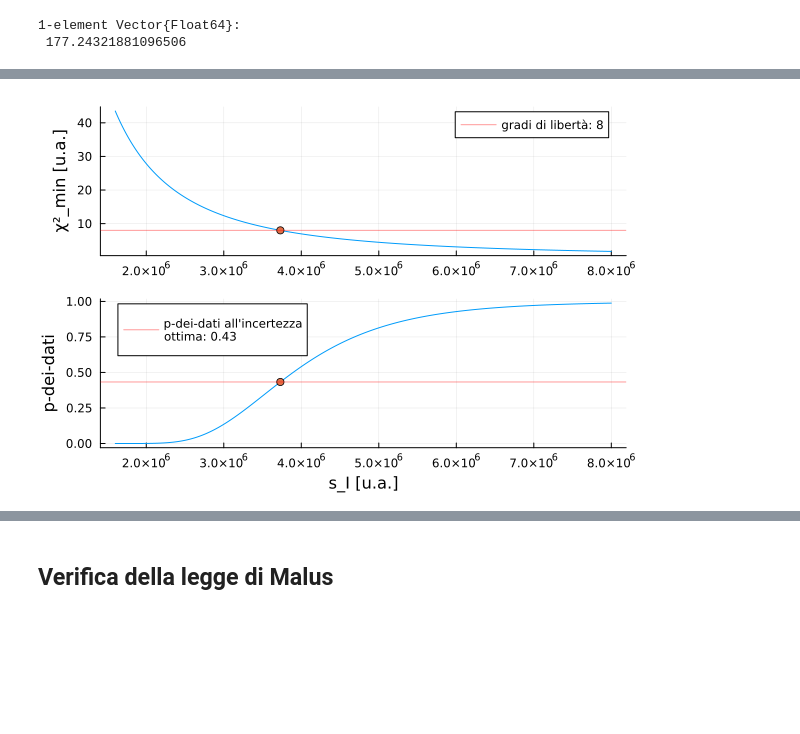
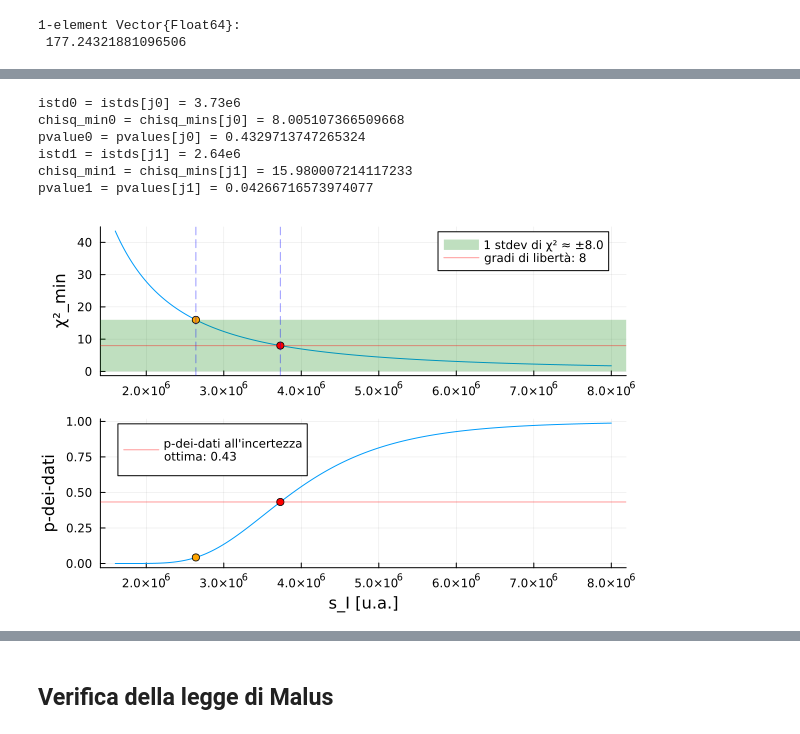
Before and after one commit to marcovianello5/es2_diffrazione, a Jupyter notebook: analisi.ipynb, the cells around one changed output, grey strips where cells are left out. Drawn from its saved outputs; the diff is of its cells as text; code cells hidden in the pictures; blank space fills up the shorter version.

```diff
--- a/analisi.ipynb
+++ b/analisi.ipynb
@@ -92,20 +192,0 @@ intden_exp = calibrazione_p1_df.IntDen
-# %%
-# Faccio il fit pesato con LsqFit.jl senza incertezze sull'angolo
-
-w = [1/(intensita_std^2)]
-
-# La legge di Malus
-@. model(x, p) = p[1] * cos(x + p[2])^2 + p[3]
-
-p0 = [1e8, π, 0]
-
-fit = curve_fit(model, deg2rad.(angle), intden_exp, w, p0)
-
-# Qualità del fit
-resid = intden_exp .- model(deg2rad.(angle), fit.param)  # Perché fit.resid ritorna i residui PESATI
-
-@show chisq_min = sum(w .* resid.^2)
-@show df = length(intden_exp) - length(fit.param)
-@show pvalue = ccdf(Chisq(df), chisq_min)
-@show pvalue = ccdf(TDist(df), chisq_min)
-@show critico = quantile(Chisq(df), 1 - 0.05)
@@ -167,48 +245,83 @@ rad2deg.(Optim.minimizer(res)) = [177.24321881096506]
 # Che incertezza avrei dovuto avere affinché il fit fosse buono?
 # Plotto incertezze vs. chisq_min (o p-value) per scoprirlo.
 
+# Faccio tutti i fit
 istds = []
 chisq_mins = []
 pvalues = []
 
 for istd in 1.6e6:10000:8e6
     push!(istds, istd)
 
     w = [1/(istd^2)]
 
     fit = curve_fit(model, deg2rad.(angle), intden_exp, w, p0)
 
     resid = intden_exp .- model(deg2rad.(angle), fit.param)
     chisq_min = sum(w .* resid.^2)
     pvalue = ccdf(Chisq(df), chisq_min)
 
     push!(chisq_mins, chisq_min)
     push!(pvalues, pvalue)
 end
 
 
 j0 = argmin(abs.(chisq_mins .- 8))  # Indice dove sta l'incertezza ottima
-istd0 = istds[j0]  # Incertezza ottima
-chisq_min0 = chisq_mins[j0]  #diocane
-pvalue0 = pvalues[j0]
+@show istd0 = istds[j0]  # Incertezza ottima
+@show chisq_min0 = chisq_mins[j0]  #diocane
+@show pvalue0 = pvalues[j0]
+
+j1 = argmin(abs.(chisq_mins .- 16))  # Indice incertezza alla sigma del chi-quadro
+@show istd1 = istds[j1]
+@show chisq_min1 = chisq_mins[j1]
+@show pvalue1 = pvalues[j1]
 
 
-p = plot(istds, chisq_mins, label="")
-scatter!(p, [istd0], [chisq_min0], label="")
-hline!(p, [8], label="gradi di libertà: 8", c=:red, alpha=0.4)#l=:dash)
-# hline!(p, [intensita_std], label="calcolata", c=:green, l=:dot)
+# Plotto chisq-min
+p = plot()
 
-q = plot(istds, pvalues, label="")
-scatter!(q, [istd0], [pvalue0], label="")
+plot!(p, istds, chisq_mins, label="")  # Curva chisq-min
+
+for (i, (c, α)) in zip([colors[1]], [alphas[1]]) |> enumerate |> collect |> reverse
+    lower = df - i * 2*sqrt(2*df)
+    upper = df + i * 2*sqrt(2*df)
+
+    label_text = i<4 ? "$(i) stdev di χ² ≈ ±$(i * 2*sqrt(2*df))" : ""
+
+    hline!(p, [lower], fillrange=upper, fillalpha=α, fillcolor=c, linealpha=0, label=label_text)
+end
+
+scatter!(p, [istd0], [chisq_min0], label="", c=:red)  # Intersezione curva + df
+scatter!(p, [istd1], [chisq_min1], label="", c=:orange)  # Intersezione curva + std del chi-qaudro
+
+vline!(p, [istd0, istd1], label="", l=:dash, alpha=:0.4, c=:blue)
+
+hline!(p, [8], label="gradi di libertà: 8", c=:red, alpha=0.4)#l=:dash)  #  Linea gradi di libertà
+#hline!(p, [intensita_std], label="calcolata", c=:green, l=:dot)  # Incertezza calcolata
+
+# Plotto p-value
+q = plot()
+
+plot!(q, istds, pvalues, label="")  # Curva p-value
+
+scatter!(q, [istd0], [pvalue0], label="", c=:red)
+scatter!(q, [istd1], [pvalue1], label="", c=:orange)
+
 hline!(q, [pvalue0], label="p-dei-dati all'incertezza\nottima: $(round(pvalue0, digits=2))", c=:red, alpha=0.4)#l=:dash)
 
-r = plot(p, q, link=:x, layout=(2,1), xlabel=["" "s_I [u.a.]"], ylabel=["χ²_min [u.a.]" "p-dei-dati"])
+r = plot(p, q, link=:x, layout=(2,1), xlabel=["" "s_I [u.a.]"], ylabel=["χ²_min" "p-dei-dati"])
 
 savefig(r, "typst/grafici/chisq_mins.svg")
 
 plot(r)
 # %% [output]
+istd0 = istds[j0] = 3.73e6
+chisq_min0 = chisq_mins[j0] = 8.005107366509668
+pvalue0 = pvalues[j0] = 0.4329713747265324
+istd1 = istds[j1] = 2.64e6
+chisq_min1 = chisq_mins[j1] = 15.980007214117233
+pvalue1 = pvalues[j1] = 0.04266716573974077
-[figure, old version]
+[figure, new version]
 # %%
 # Faccio il fit pesato con ODRPACK con incertezze triangolari sull'angolo.
 # Poi plotto dati sprimentali, fit e residui.
```
Also changed, not shown: parts of 31 cells of this notebook, 29 other files.
